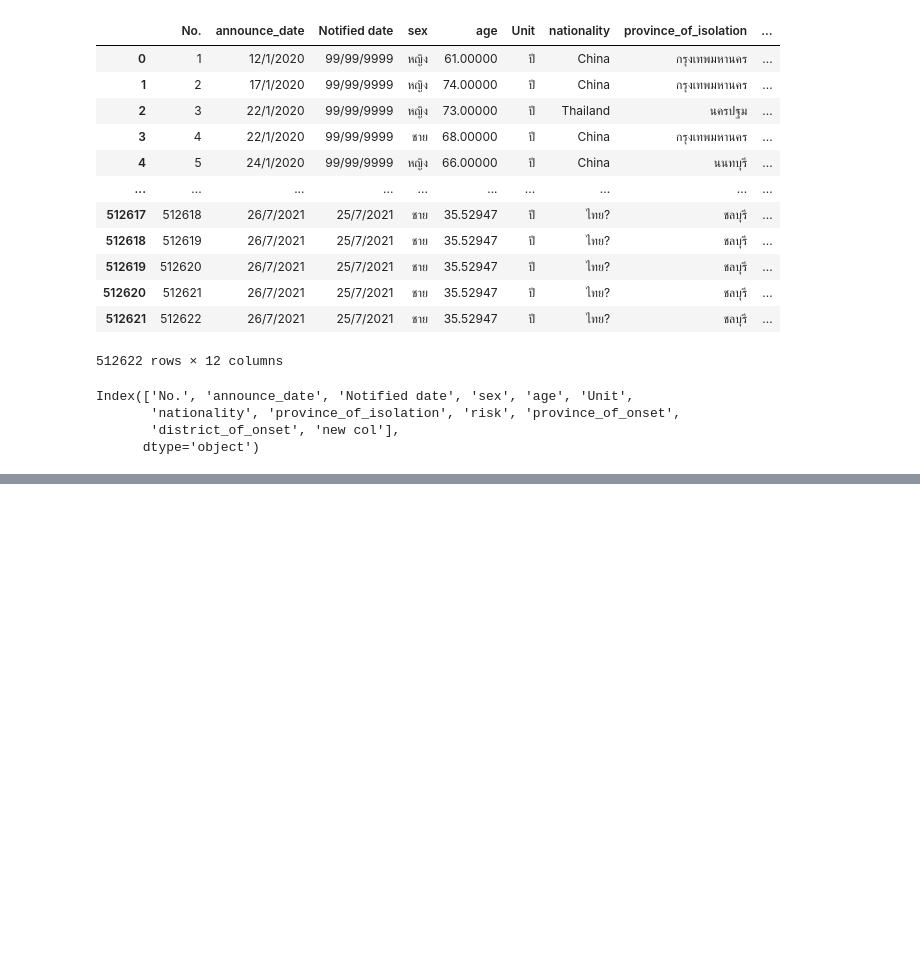
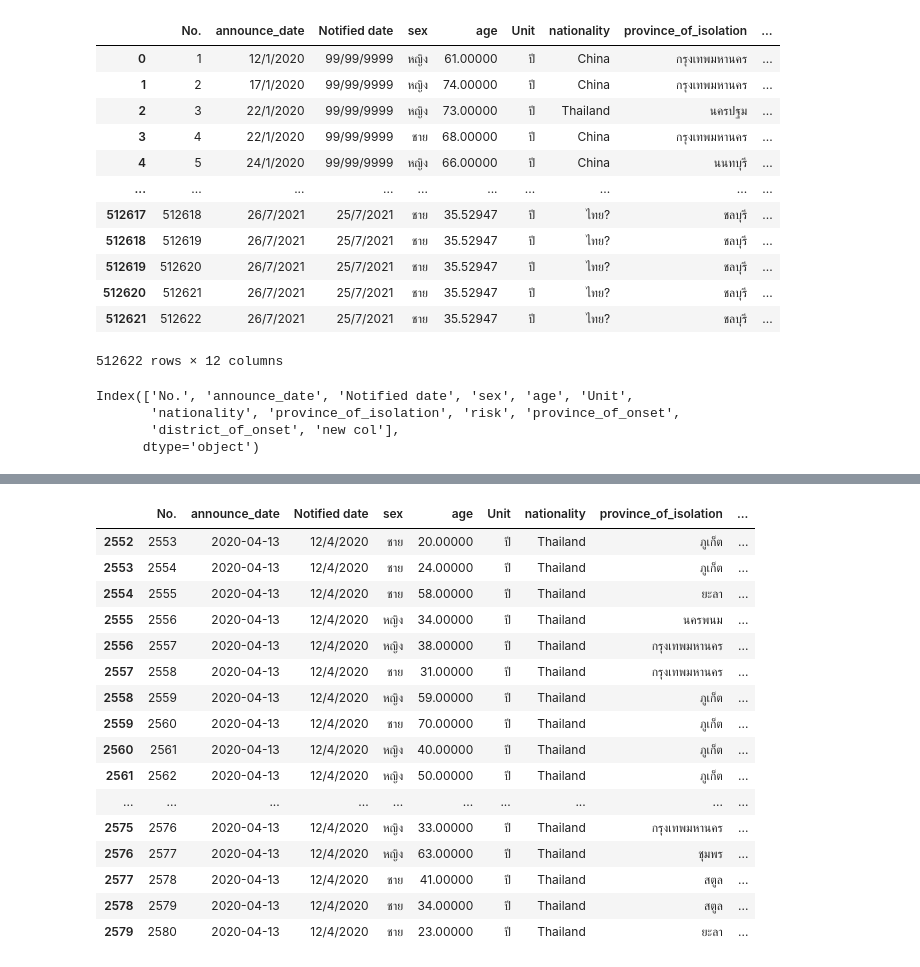
Before and after one commit to tohnperfect/DPDM2021, a Jupyter notebook: Data_Preprocessing_(Chapter_3).ipynb, the cells around one changed output, grey strips where cells are left out. Cells and saved outputs as stored; diff of their text form; code cells hidden in the pictures; blank space fills up the shorter version.

```diff
--- a/Data_Preprocessing_(Chapter_3).ipynb
+++ b/Data_Preprocessing_(Chapter_3).ipynb
@@ -1151,0 +1226,2 @@ Index(['No.', 'announce_date', 'Notified date', 'sex', 'age', 'Unit',
+# %%
+dataALL['announce_date']=pd.to_datetime(dataALL['announce_date'],dayfirst=True)
@@ -1151,0 +1244,20 @@ Index(['No.', 'announce_date', 'Notified date', 'sex', 'age', 'Unit',
+# %%
+dataALL[dataALL['announce_date']==datetime(day=13,month=4,year=2020)]
+# %% [output]
+|  | No. | announce_date | Notified date | sex | age | Unit | nationality | province_of_isolation | ... |
+| 2552 | 2553 | 2020-04-13 | 12/4/2020 | ชาย | 20.00000 | ปี | Thailand | ภูเก็ต | ... |
+| 2553 | 2554 | 2020-04-13 | 12/4/2020 | ชาย | 24.00000 | ปี | Thailand | ภูเก็ต | ... |
+| 2554 | 2555 | 2020-04-13 | 12/4/2020 | ชาย | 58.00000 | ปี | Thailand | ยะลา | ... |
+| 2555 | 2556 | 2020-04-13 | 12/4/2020 | หญิง | 34.00000 | ปี | Thailand | นครพนม | ... |
+| 2556 | 2557 | 2020-04-13 | 12/4/2020 | หญิง | 38.00000 | ปี | Thailand | กรุงเทพมหานคร | ... |
+| 2557 | 2558 | 2020-04-13 | 12/4/2020 | ชาย | 31.00000 | ปี | Thailand | กรุงเทพมหานคร | ... |
+| 2558 | 2559 | 2020-04-13 | 12/4/2020 | หญิง | 59.00000 | ปี | Thailand | ภูเก็ต | ... |
+| 2559 | 2560 | 2020-04-13 | 12/4/2020 | ชาย | 70.00000 | ปี | Thailand | ภูเก็ต | ... |
+| 2560 | 2561 | 2020-04-13 | 12/4/2020 | หญิง | 40.00000 | ปี | Thailand | ภูเก็ต | ... |
+| 2561 | 2562 | 2020-04-13 | 12/4/2020 | หญิง | 50.00000 | ปี | Thailand | ภูเก็ต | ... |
+| ... | ... | ... | ... | ... | ... | ... | ... | ... | ... |
+| 2575 | 2576 | 2020-04-13 | 12/4/2020 | หญิง | 33.00000 | ปี | Thailand | กรุงเทพมหานคร | ... |
+| 2576 | 2577 | 2020-04-13 | 12/4/2020 | หญิง | 63.00000 | ปี | Thailand | ชุมพร | ... |
+| 2577 | 2578 | 2020-04-13 | 12/4/2020 | ชาย | 41.00000 | ปี | Thailand | สตูล | ... |
+| 2578 | 2579 | 2020-04-13 | 12/4/2020 | ชาย | 34.00000 | ปี | Thailand | สตูล | ... |
+| 2579 | 2580 | 2020-04-13 | 12/4/2020 | ชาย | 23.00000 | ปี | Thailand | ยะลา | ... |
```
Also changed, not shown: parts of 19 cells of this notebook.
